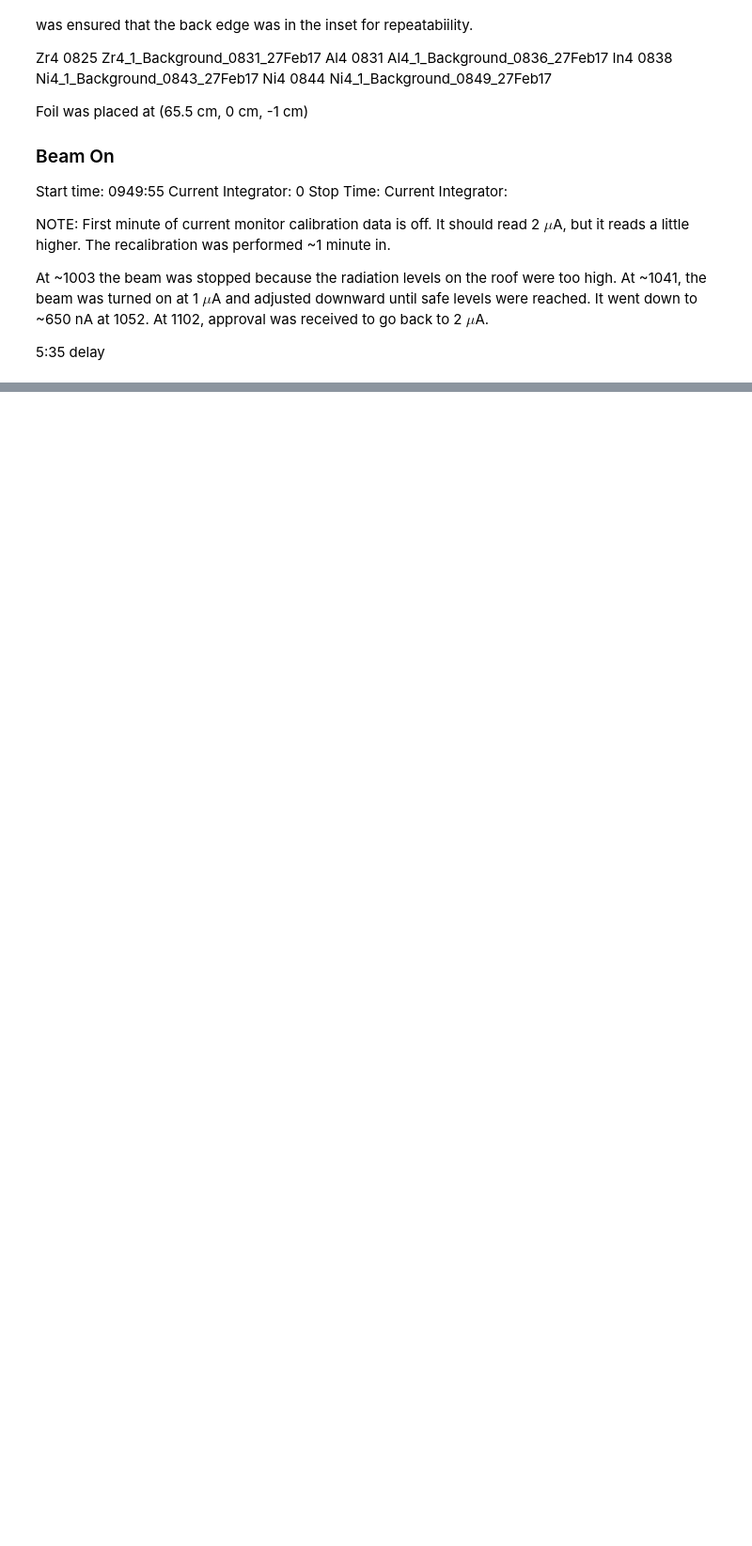
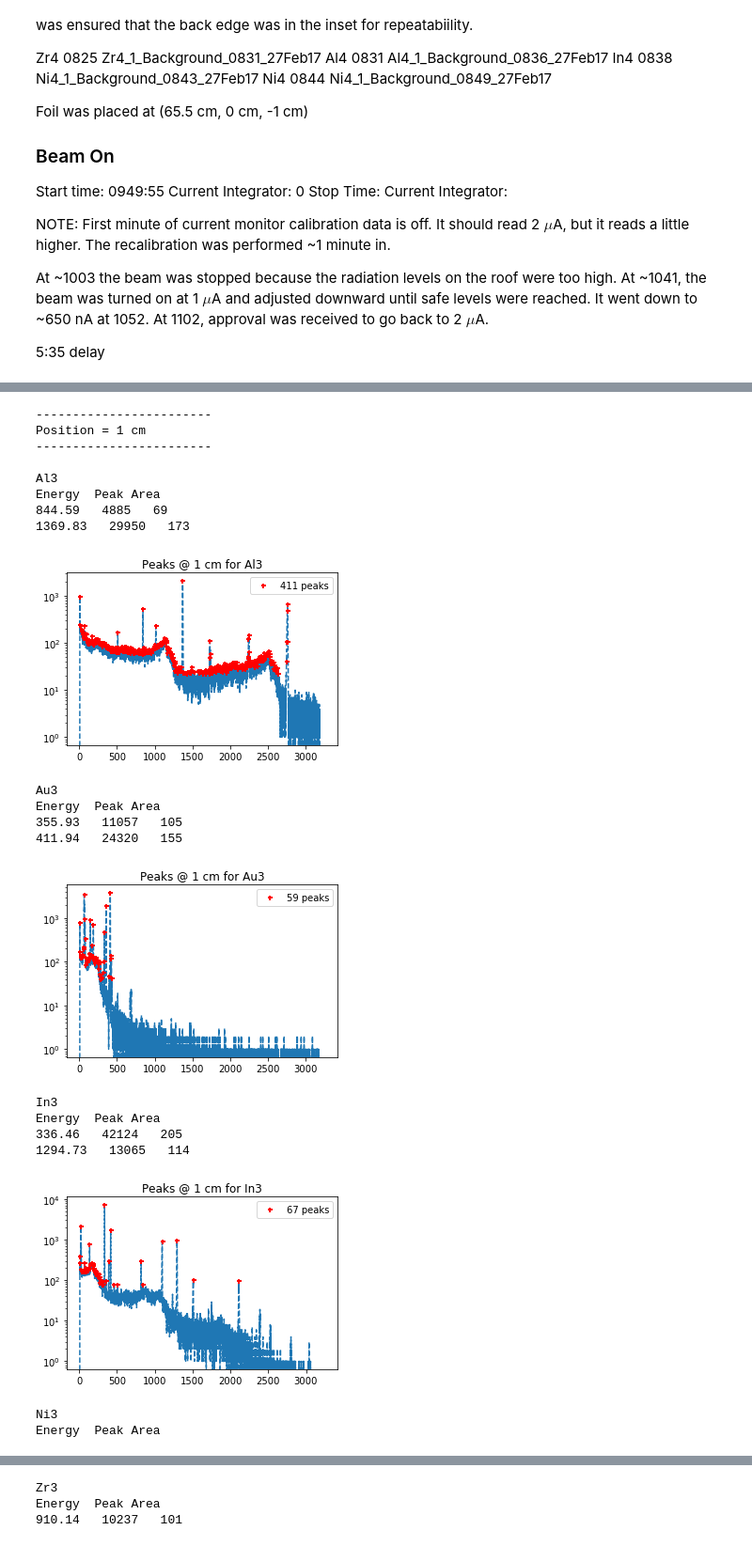
Before and after one commit to 2lambda123/88_Data, a Jupyter notebook: Experiments/Activation/33MeVTa_25Apr/33MeVTaActivationAnalysis.ipynb, the cells around one changed output, grey strips where cells are left out. Shown at 94% size. Drawn from its saved outputs; the diff is of its cells as text; code cells hidden in the pictures; blank space fills up the shorter version.

```diff
--- a/Experiments/Activation/33MeVTa_25Apr/33MeVTaActivationAnalysis.ipynb
+++ b/Experiments/Activation/33MeVTa_25Apr/33MeVTaActivationAnalysis.ipynb
@@ -715,0 +1134,4 @@ print "At {} keV, the efficiency is {} +/- {}%".format(511,eff*100,std*100)
+# %%
+linesSet3 = pd.read_excel(simFoilPath, sheetname='DataSet3', usecols=["Foil", "Gamma E [kev]", "BR"])
+linesSet3.columns=['isotope','line','branchingRatio']
+print "The peak data is: \n\n", linesSet3
@@ -715,0 +1151,71 @@ print "At {} keV, the efficiency is {} +/- {}%".format(511,eff*100,std*100)
+# %%
+# Create a dictionary of data frames to store each of the positional information
+
+peakDataSet3 = {}
+for p in posUsed3:
+    print "\n------------------------"
+    print "Position = {} cm".format(p)
+    print "------------------------"
+
+    # Update dataframe to store calculated peak information
+    linesSet3['measuredCounts'] = 0
+    linesSet3['measUncert'] = 0
+
+    for column in data3[p]:
+        # Find the peaks and set the windows
+        channels = np.asarray(data3[p].index)
+        counts = np.asarray(data3[p][column]).astype(float)
+        #Use Calibration parameters found in the first part of this notebook
+        energy = eCalibParams[p][2]+eCalibParams[p][1]*channels+eCalibParams[p][0]*channels**2
+        peaks = peakutils.indexes(counts, thres=0.01, min_dist=10)
+        windows = get_peak_windows(peaks)
+
+        # Loop over all identified peaks to compare against calibration points loaded previously
+        print "\n", data3[p][column].name, "\nEnergy  Peak Area"
+        for i in range(len(linesSet3['line'])):
+            for e, pk in zip(energy[peaks], peaks):
+                # Calculate the total peak counts if a calibration peak
+                if abs(e-linesSet3['line'][i]) < 1.5 and data3[p][column].name.strip() == linesSet3['isotope'][i].strip():
+                    # THE FOLLOWING IS A TEMPORARY LOOP TO SKIP OVER NI3 SINCE IT'S BEING DIFFICULT. REMOVE LATER!!!
+                    if linesSet3['isotope'][i] != 'Ni3':
+                        pkChannels = channels[windows[pk][0]:windows[pk][1]]
+                        pkCounts = counts[windows[pk][0]:windows[pk][1]]
+                        (linesSet3.at[i, 'measuredCounts'], linesSet3.at[i, 'measUncert'], redChiSq) = \
+                                     ge_peakfit(pkChannels, pkCounts)
+
+                        print "{:.2f}   {:.0f}   {:.0f}".format(e, linesSet3.at[i, 'measuredCounts'], linesSet3.at[i, 'measUncert'])
+            linesSet3.at[i, 'isotope'] = linesSet3.at[i, 'isotope'].strip()
+        print "\n"
+
+        # Plot the peaks found
+        fig = pyplot.figure(figsize=(5,3))
+        ax1 = fig.add_axes([0.1, 0.1, 0.8, 0.85])
+        ax1.set_yscale('log')
+        pplot(energy, counts, peaks)
+        pyplot.title('Peaks @ {} cm for {}'.format(p,data3[p][column].name))
+        pyplot.show()
+
+    print linesSet3
+    peakDataSet3[p] = cp.deepcopy(linesSet3)
+# %% [output]
+------------------------
+Position = 1 cm
+------------------------
+
+Al3
+Energy  Peak Area
+844.59   4885   69
+1369.83   29950   173
+[figure, added]
+Au3
+Energy  Peak Area
+355.93   11057   105
+411.94   24320   155
+[figure, added]
+In3
+Energy  Peak Area
+336.46   42124   205
+1294.73   13065   114
+[figure, added]
+Ni3
+Energy  Peak Area
@@ -715,0 +1223,3 @@ print "At {} keV, the efficiency is {} +/- {}%".format(511,eff*100,std*100)
+Zr3
+Energy  Peak Area
+910.14   10237   101
```
Also changed, not shown: parts of 32 cells of this notebook, 1 other file.
